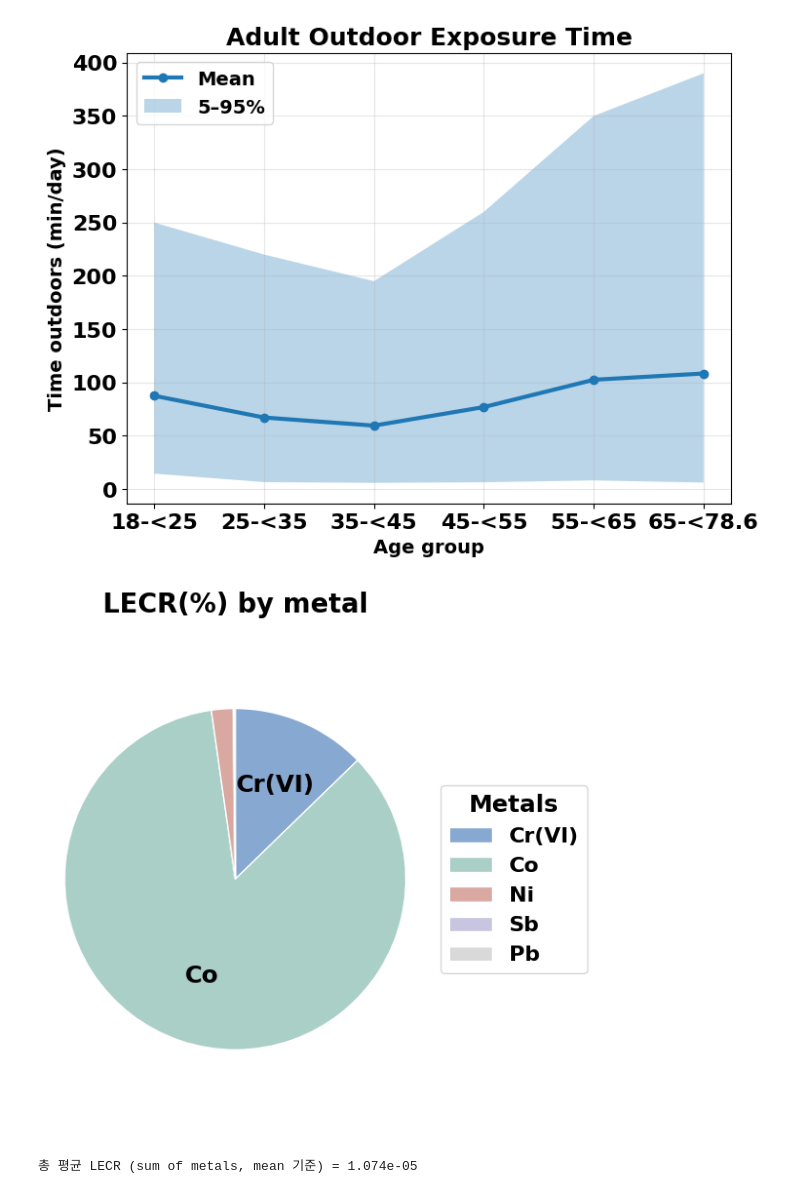
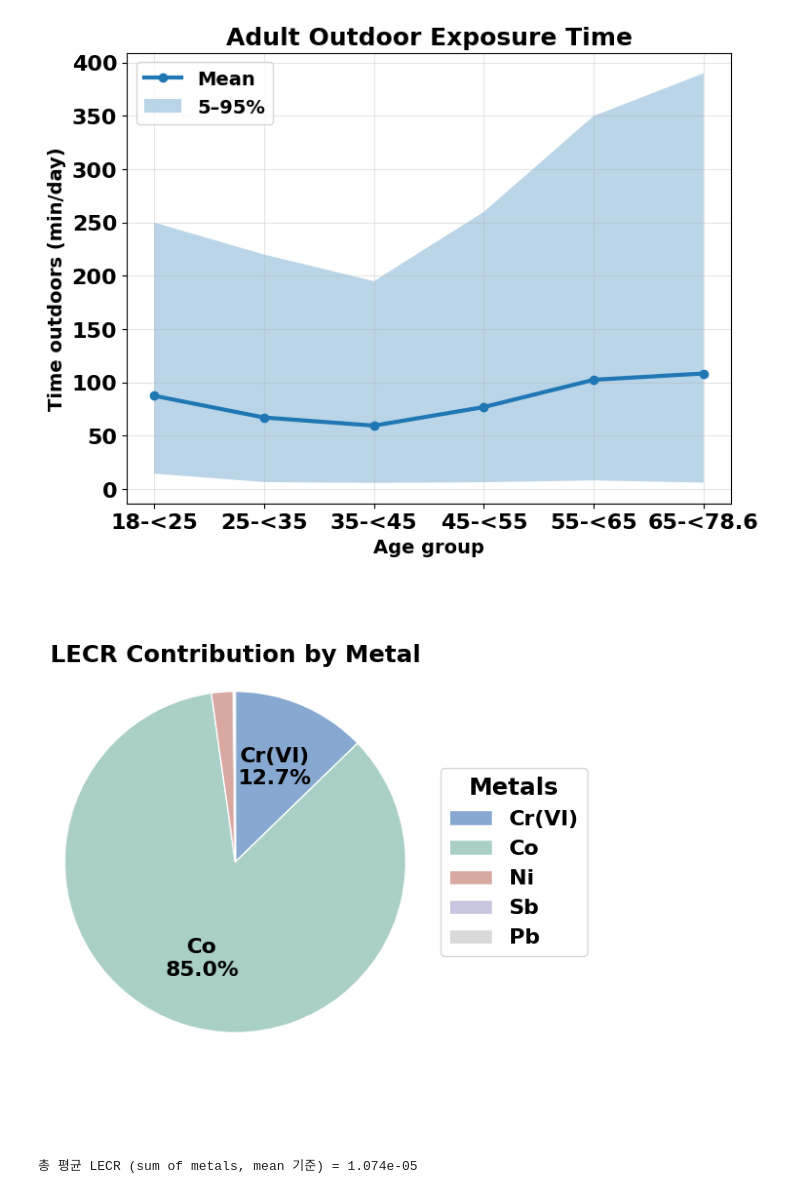
Before and after one commit to hyen0322/Risk-Assesment, a Jupyter notebook: 적합 분포피팅+몬테카를로+민감도분석.ipynb, the cells around one changed output. Cells and saved outputs as stored; diff of their text form; code cells hidden in the pictures.

```diff
--- a/적합 분포피팅+몬테카를로+민감도분석.ipynb
+++ b/적합 분포피팅+몬테카를로+민감도분석.ipynb
@@ -1899,50 +1899,50 @@ total_mean_lecr = pie_values.sum()
 pct_array = pie_values / total_mean_lecr * 100.0
 
 # --- 파이차트 설정 ---
-THRESH_PCT = 3.0   # 3% 미만이면 안쪽 텍스트 표시 생략
+THRESH_PCT = 3.0   # 3% 미만이면 텍스트 생략
 
 for i, t in enumerate(autotexts):
     pct = pct_array[i]
     if pct < THRESH_PCT:
-        # 너무 작은 조각 → 텍스트 제거
-        t.set_text('')
+        t.set_text('')                           # 너무 작은 조각 → 표시 안함
     else:
-        # 금속 이름만 표기
-        t.set_text(pie_labels[i])
-        t.set_fontsize(18)
+        metal = pie_labels[i]                    # 금속 이름
+        t.set_text(f"{metal}\n{pct:.1f}%")       # 이름 + 퍼센트
+        t.set_fontsize(16)
         t.set_fontweight('bold')
 
 # 외곽 texts
 for t in texts:
     t.set_text('')
 
 # 범례 설정
 legend = ax.legend(
     wedges,
     pie_labels,
     title="Metals",
     loc="center left",
     bbox_to_anchor=(1.02, 0.5),
     fontsize=16)
 legend.get_title().set_fontsize(18)
 legend.get_title().set_fontweight('bold')
 
 # 범례 항목 글씨 Bold 적용
 for text in legend.get_texts():
     text.set_fontweight('bold')
 
 ax.set_title(
-    "LECR(%) by metal",
-    fontsize=20,
+    "LECR Contribution by Metal",
+    fontsize=18,
     fontweight='bold',
-    pad=10)
+    pad=0,
+    y=0.87)
 
 ax.axis('equal')  # 원형 유지
 plt.tight_layout()
 fig.savefig(f"{SAVE_DIR}/plots/LECR_contribution_pie.png", dpi=300)
 plt.show()
 
 print(f"총 평균 LECR (sum of metals, mean 기준) = {total_mean_lecr:.3e}")
 # %% [output]
-[figure, old version]
+[figure, new version]
 총 평균 LECR (sum of metals, mean 기준) = 1.074e-05
```
Also changed, not shown: parts of 4 cells of this notebook.
